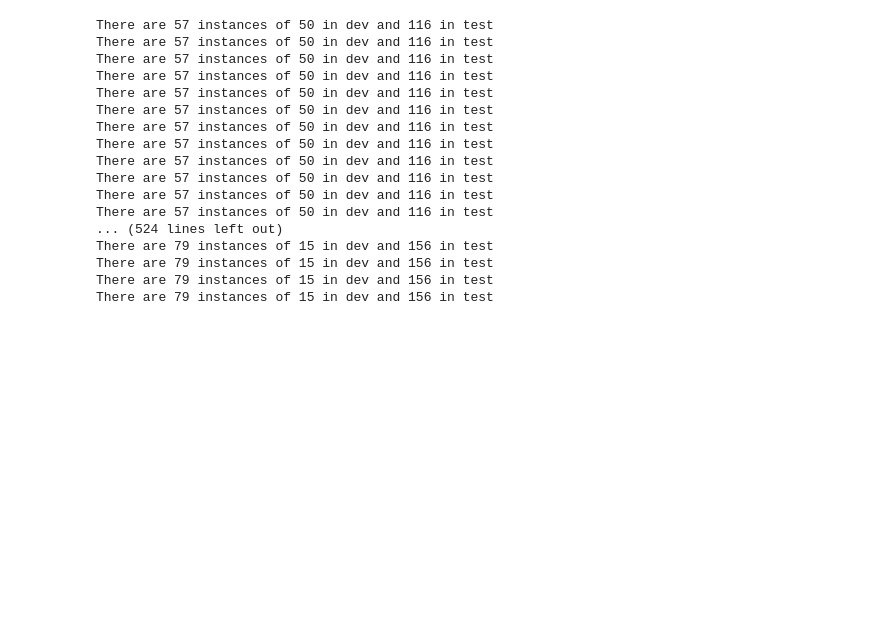
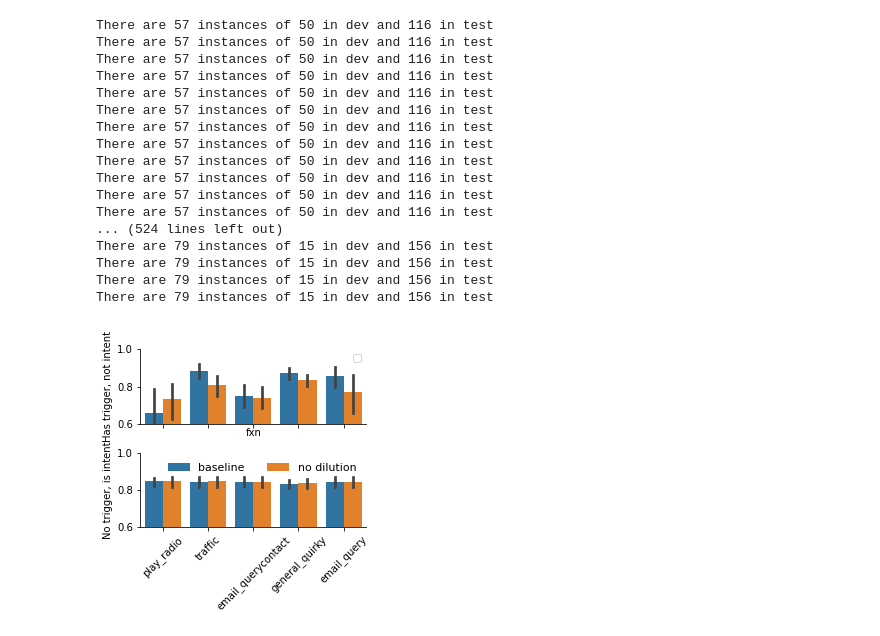
Before and after one commit to esteng/calibration_miso, a Jupyter notebook: intent/difficult_analysis.ipynb, the cells around one changed output. Cells and saved outputs as stored; diff of their text form; code cells hidden in the pictures; blank space fills up the shorter version.

```diff
--- a/intent/difficult_analysis.ipynb
+++ b/intent/difficult_analysis.ipynb
@@ -100,6 +120,7 @@ def collect_intent(paths_and_types, splits = [750, 1500, 3000, 7500, 15000, 1800
                     train_data_path = "/home/estengel/incremental-function-learning/intent/data/nlu_eval_data/"):
 
     df = pd.DataFrame(columns=["fxn", "type", "train", "examples", "seed", "acc", "total"], dtype=object)
+    lookup={"15": "email_query", "16": "email_querycontact", "27": "general_quirky", "50": "play_radio", "66": "traffic" }
 
     for path, type_name in paths_and_types:
         path = pathlib.Path(path)
@@ -110,13 +131,15 @@ def collect_intent(paths_and_types, splits = [750, 1500, 3000, 7500, 15000, 1800
                         pred_path = path.joinpath(str(intent), f"{seed}_seed", f"{split}_{fxn_split}", "test_predictions.json")
                         train_data, __, __ = split_by_intent(train_data_path, intent, split, fxn_split)
                         triggers = get_source_triggers(train_data, intent)
-                        acc, correct, incorrect, total = get_accuracy_intent(pred_path, intent, triggers)
-                        df = df.append({"fxn": intent, "train": str(split), "examples": fxn_split, "type": type_name, "seed": seed, "acc": acc, "total": total}, ignore_index=True)
+                        acc_has_trigger_no_fxn, correct, incorrect, total = get_accuracy_intent(pred_path, intent, triggers)
+                        acc_no_trigger_has_fxn, correct, incorrect, total = get_accuracy_intent(pred_path, intent, triggers,invert=True)
+
+                        df = df.append({"fxn": lookup[str(intent)], "train": str(split), "examples": fxn_split, "type": type_name, "seed": seed, "acc_has_trigger_no_fxn": acc_has_trigger_no_fxn, "acc_no_trigger_has_fxn": acc_no_trigger_has_fxn, "total": total}, ignore_index=True)
     return df
 
 
 df = collect_intent([("/brtx/603-nvme1/estengel/intent_fixed_test/intent/", "baseline"),
-                     ("/brtx/603-nvme1/estengel/intent_fixed_test/intent_no_source/", "no_source")])
+                     ("/brtx/603-nvme1/estengel/intent_fixed_test/intent_no_source/", "no dilution")])
 # %% [output]
 There are 57 instances of 50 in dev and 116 in test
 There are 57 instances of 50 in dev and 116 in test
@@ -189,2 +216,26 @@ calflow_df = collect_calflow([("/home/estengel/papers/incremental_function_learn
+# %%
+
+fig, ax = plt.subplots(2,1, figsize=(4,4), sharex=True, sharey=True)
+
+intent_df = df[df['examples']==30]
+
+sns.barplot(data=intent_df,  x="fxn", y = "acc_has_trigger_no_fxn", hue="type", ax=ax[0]) #, palette=color_mapping)
+sns.barplot(data=intent_df,  x="fxn", y = "acc_no_trigger_has_fxn", hue="type", ax=ax[1]) #, palette=color_mapping)
+ax[0].set_ylim(0.6, 1.0)
+ax[1].set_ylim(0.6, 1.0)
+
+ax[0].legend([],[])
+ax[1].legend(**{"fontsize": 11, "frameon": False, "ncol": 2, "loc": 1})
+sns.despine()
+
+ax[0].set_ylabel("Has trigger, not intent")
+ax[1].set_ylabel("No trigger, is intent")
+ax[1].set_xlabel("")
+
+plt.xticks(rotation=45)
+plt.tight_layout()
+plt.savefig("/home/estengel/papers/incremental_function_learning/figures/for_paper/difficult_examples_intent.pdf")
+# %% [output]
+[figure, added]
 # %%
 
```
Also changed, not shown: parts of 9 cells of this notebook, 2 other files.
